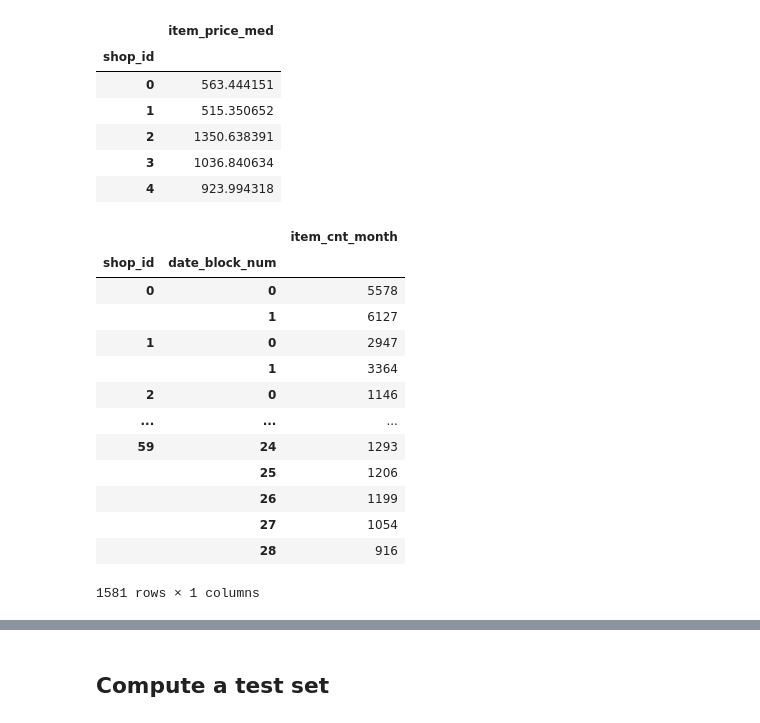
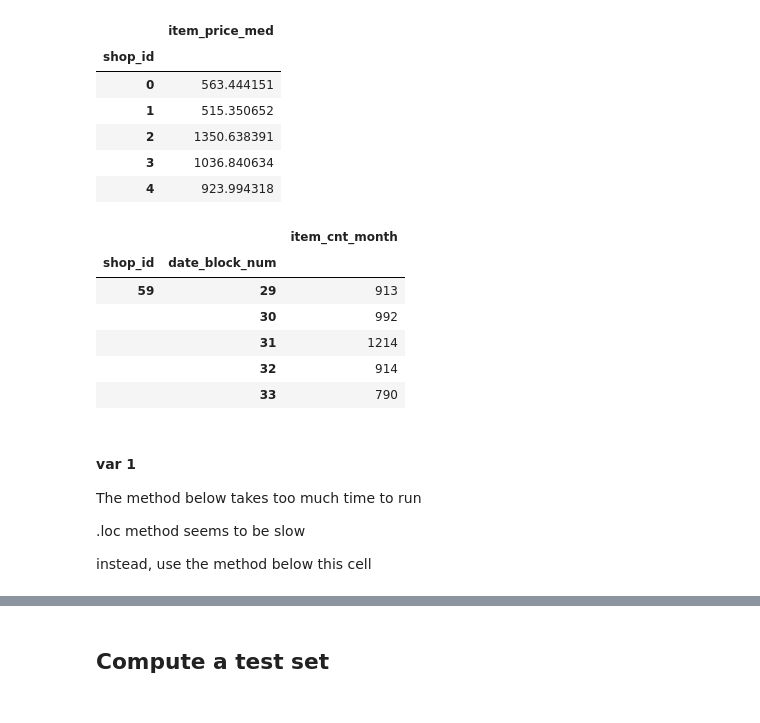
Before and after one commit to nyculescu/kaggle__competitive_data_science_predict_future_sales, a Jupyter notebook: 01_kernel_nb.ipynb, the cells around one changed output, grey strips where cells are left out. Cells and saved outputs as stored; diff of their text form; code cells hidden in the pictures.

```diff
--- a/01_kernel_nb.ipynb
+++ b/01_kernel_nb.ipynb
@@ -339,23 +350,16 @@ sales_train_gb_sh.head()
 # %%
 sales_train_gb_mth = sales_train.drop(['item_id', 'item_price'], axis = 1).groupby(['shop_id', 'date_block_num']).sum().astype('int')
 sales_train_gb_mth.rename(columns={"item_cnt_day": "item_cnt_month"}, inplace=True)
 
-sales_train_gb_mth.head()
-sales_train_gb_mth.head(-5)
+# sales_train_gb_mth.head(5)
+sales_train_gb_mth.tail(5)
 # %% [output]
 |  |  | item_cnt_month |
 | shop_id | date_block_num |  |
-| 0 | 0 | 5578 |
-|  | 1 | 6127 |
-| 1 | 0 | 2947 |
-|  | 1 | 3364 |
-| 2 | 0 | 1146 |
-| ... | ... | ... |
-| 59 | 24 | 1293 |
-|  | 25 | 1206 |
-|  | 26 | 1199 |
-|  | 27 | 1054 |
-|  | 28 | 916 |
+| 59 | 29 | 913 |
+|  | 30 | 992 |
+|  | 31 | 1214 |
+|  | 32 | 914 |
+|  | 33 | 790 |
-1581 rows × 1 columns
 # %%
 sales_train_ = sales_train.copy()
@@ -364,2 +366,10 @@ sales_train_['item_cnt_month'] = int(0)
 sales_train_.drop(["date"], inplace=True, axis=1)
+# %% [markdown]
+#### var 1
+
+The method below takes too much time to run
+
+.loc method seems to be slow
+
+instead, use the method below this cell
 # %%
```
Also changed, not shown: parts of 32 cells of this notebook.
